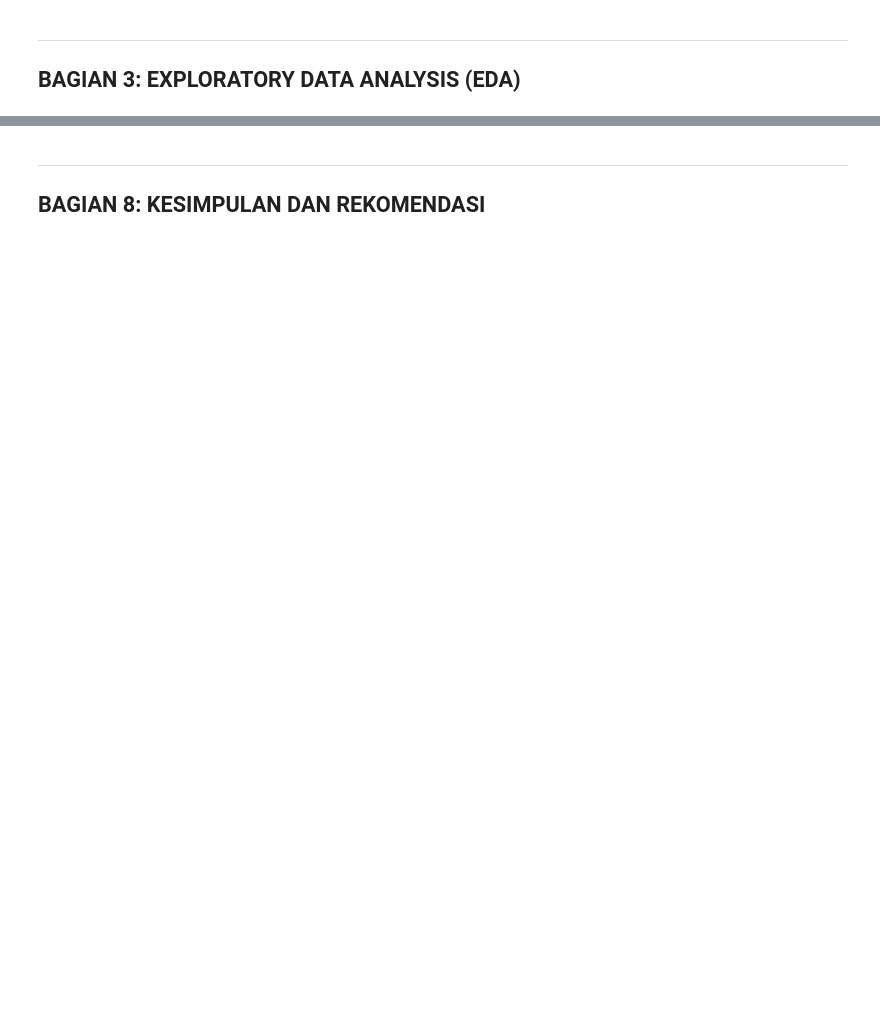
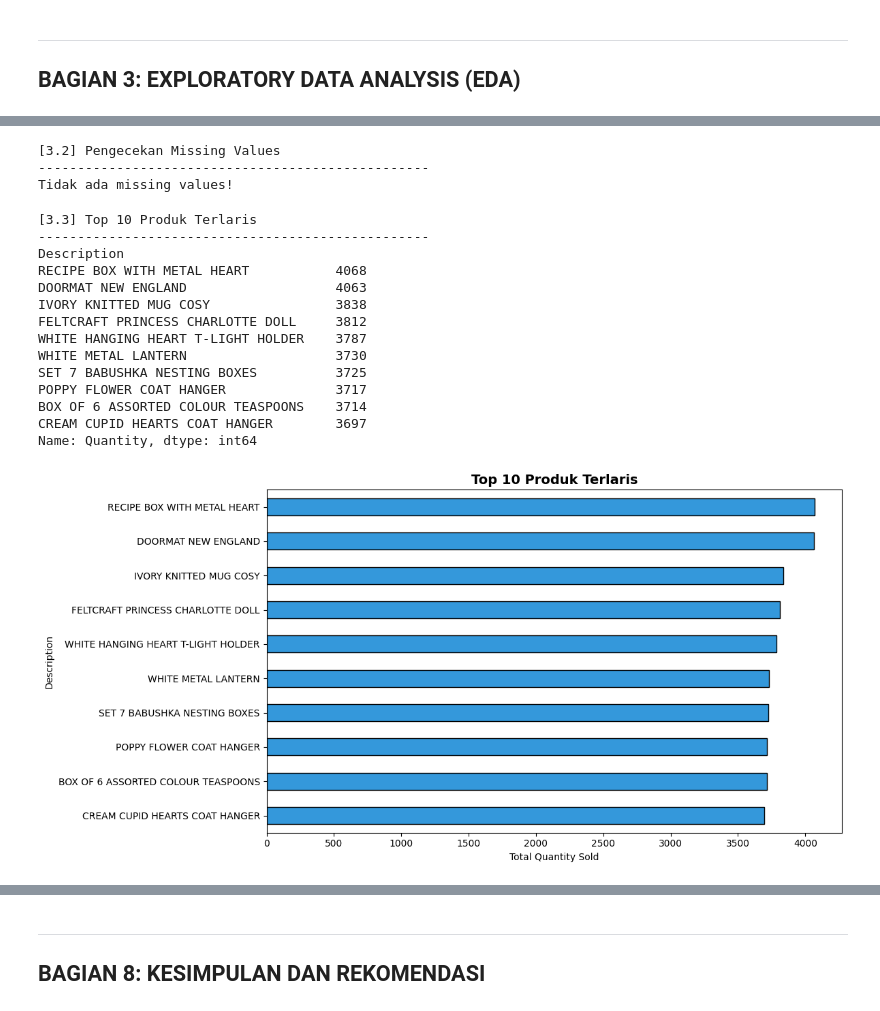
Before and after one commit to rehanalfarizu/big-data-mining-, a Jupyter notebook: Final_Project_BigData_Mining.ipynb, the cells around one changed output, grey strips where cells are left out. Drawn from its saved outputs; the diff is of its cells as text; code cells hidden in the pictures; blank space fills up the shorter version.

```diff
--- a/Final_Project_BigData_Mining.ipynb
+++ b/Final_Project_BigData_Mining.ipynb
@@ -151,30 +309,48 @@ df_churn.info()
 # %%
-# 3.2 Statistik Deskriptif
-print("\n[3.2] Statistik Deskriptif (Numerik)")
+# 3.2 Missing Values
+print("\n[3.2] Pengecekan Missing Values")
 print("-"*50)
-df_churn.describe()
+
+missing = df_retail.isnull().sum()
+if missing.sum() > 0:
+    print("Kolom dengan missing values:")
+    print(missing[missing > 0])
+else:
+    print("Tidak ada missing values!")
+# %% [output]
+[3.2] Pengecekan Missing Values
+--------------------------------------------------
+Tidak ada missing values!
 # %%
-# 3.3 Distribusi Target (Churn)
-print("\n[3.3] Distribusi Target Variable (Churn)")
+# 3.3 Top Products
+print("\n[3.3] Top 10 Produk Terlaris")
 print("-"*50)
 
-churn_counts = df_churn['Churn'].value_counts()
-print(f"Tidak Churn (No) : {churn_counts['No']} ({churn_counts['No']/len(df_churn)*100:.2f}%)")
-print(f"Churn (Yes)      : {churn_counts['Yes']} ({churn_counts['Yes']/len(df_churn)*100:.2f}%)")
+top_products = df_retail.groupby('Description')['Quantity'].sum().sort_values(ascending=False).head(10)
+print(top_products)
 
 # Visualisasi
-fig, ax = plt.subplots(figsize=(8, 5))
-colors = ['#2ecc71', '#e74c3c']
-bars = ax.bar(['Tidak Churn (No)', 'Churn (Yes)'],
-              [churn_counts['No'], churn_counts['Yes']],
-              color=colors, edgecolor='black')
-ax.set_title('Distribusi Customer Churn', fontsize=14, fontweight='bold')
-ax.set_ylabel('Jumlah Customer')
-for bar in bars:
-    height = bar.get_height()
-    ax.text(bar.get_x() + bar.get_width()/2., height,
-            f'{int(height)}\n({height/len(df_churn)*100:.1f}%)',
-            ha='center', va='bottom', fontweight='bold')
+fig, ax = plt.subplots(figsize=(12, 6))
+top_products.plot(kind='barh', color='#3498db', edgecolor='black', ax=ax)
+ax.set_title('Top 10 Produk Terlaris', fontsize=14, fontweight='bold')
+ax.set_xlabel('Total Quantity Sold')
+ax.invert_yaxis()
 plt.tight_layout()
 plt.show()
+# %% [output]
+[3.3] Top 10 Produk Terlaris
+--------------------------------------------------
+Description
+RECIPE BOX WITH METAL HEART           4068
+DOORMAT NEW ENGLAND                   4063
+IVORY KNITTED MUG COSY                3838
+FELTCRAFT PRINCESS CHARLOTTE DOLL     3812
+WHITE HANGING HEART T-LIGHT HOLDER    3787
+WHITE METAL LANTERN                   3730
+SET 7 BABUSHKA NESTING BOXES          3725
+POPPY FLOWER COAT HANGER              3717
+BOX OF 6 ASSORTED COLOUR TEASPOONS    3714
+CREAM CUPID HEARTS COAT HANGER        3697
+Name: Quantity, dtype: int64
+[figure, added]
 # %%
```
Also changed, not shown: parts of 43 cells of this notebook, 2 other files.
